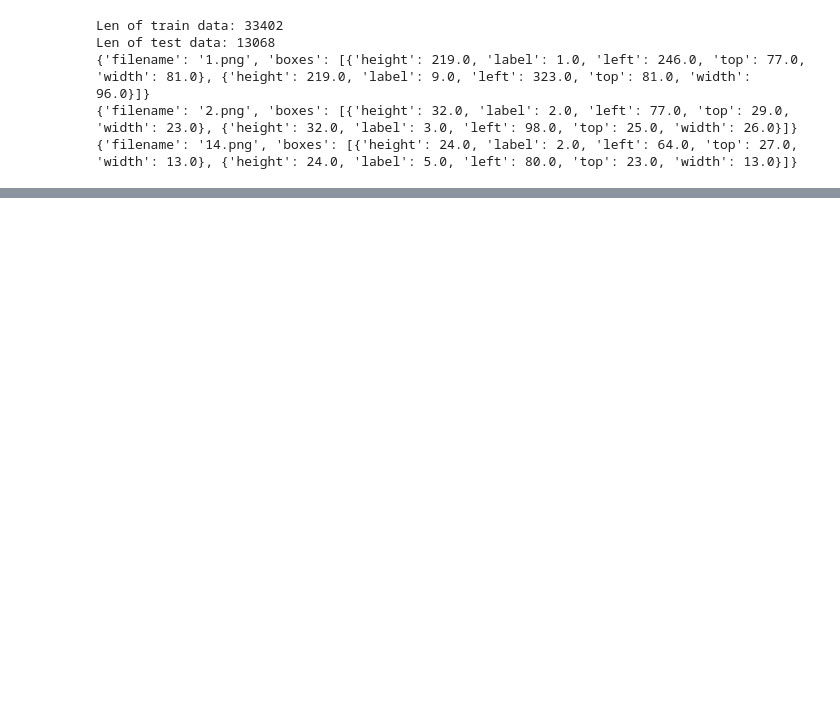
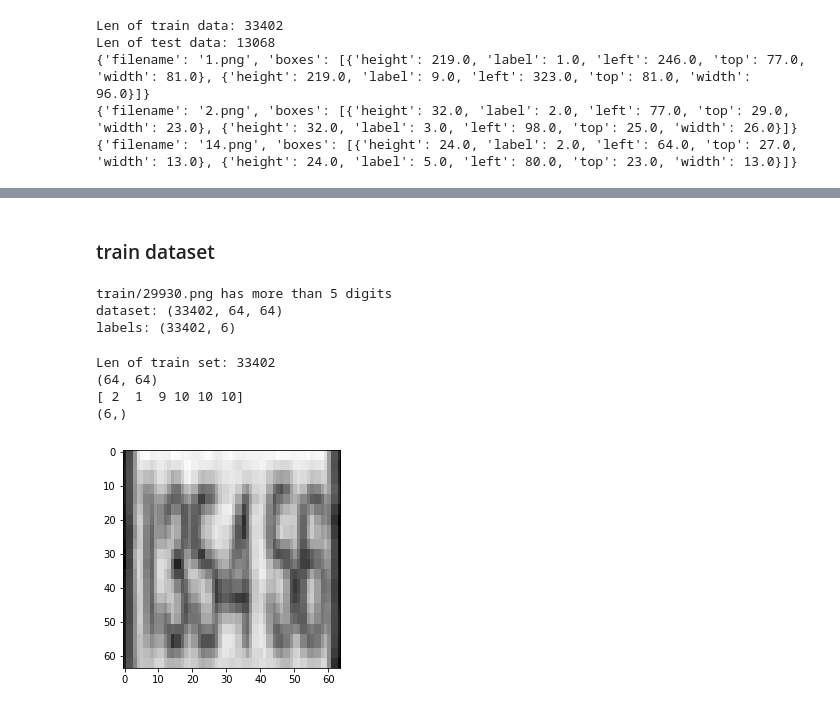
Before and after one commit to ShaunakSen/Deep-Learning, a Jupyter notebook: SVHN.ipynb, the cells around one changed output, grey strips where cells are left out. Drawn from its saved outputs; the diff is of its cells as text; code cells hidden in the pictures; blank space fills up the shorter version.

Commit message:
Pre processed the training set

```diff
--- a/SVHN.ipynb
+++ b/SVHN.ipynb
@@ -287,0 +324,30 @@ Basically `train` contains info about file_name the bounding boxes and the label
+# %%
+# save digitStruct information into a pickle
+pickle_file = 'multi_bbox_info.pickle'
+
+try:
+    f = open(pickle_file, 'wb')
+    save = {
+    'train_data': train_data,
+    'test_data': test_data,
+    }
+    pickle.dump(save, f, pickle.HIGHEST_PROTOCOL)
+    f.close()
+except Exception as e:
+    print('Unable to save data to', pickle_file, ':', e)
+    raise
+# %%
+pickle_file = 'multi_bbox_info.pickle'
+
+with open(pickle_file, 'rb') as f:
+    save = pickle.load(f)
+    train_data = save['train_data']
+    test_data = save['test_data']
+    del save
+    print('Training set', len(train_data))
+    print('Test set', len(test_data))
+    print (train_data[0])
+
+    print (train_data[1])
+
+    print (test_data[13])
@@ -287,0 +493,24 @@ Basically `train` contains info about file_name the bounding boxes and the label
+# %% [markdown]
+### train dataset
+# %%
+train_dataset = Dataset(train_data, 'train')
+
+train_dataset, train_labels = train_dataset.getDataset()
+# %% [output]
+train/29930.png has more than 5 digits
+dataset: (33402, 64, 64)
+labels: (33402, 6)
+# %%
+print ("Len of train set:", len(train_dataset))
+print(train_dataset[0].shape)
+print (train_labels[0])
+print (train_labels[0].shape)
+# %% [output]
+Len of train set: 33402
+(64, 64)
+[ 2  1  9 10 10 10]
+(6,)
+# %%
+plt.imshow(train_dataset[29929,:,:], cmap='gray');
+# %% [output]
+[figure, added]
```
Also changed, not shown: parts of 13 cells of this notebook.
